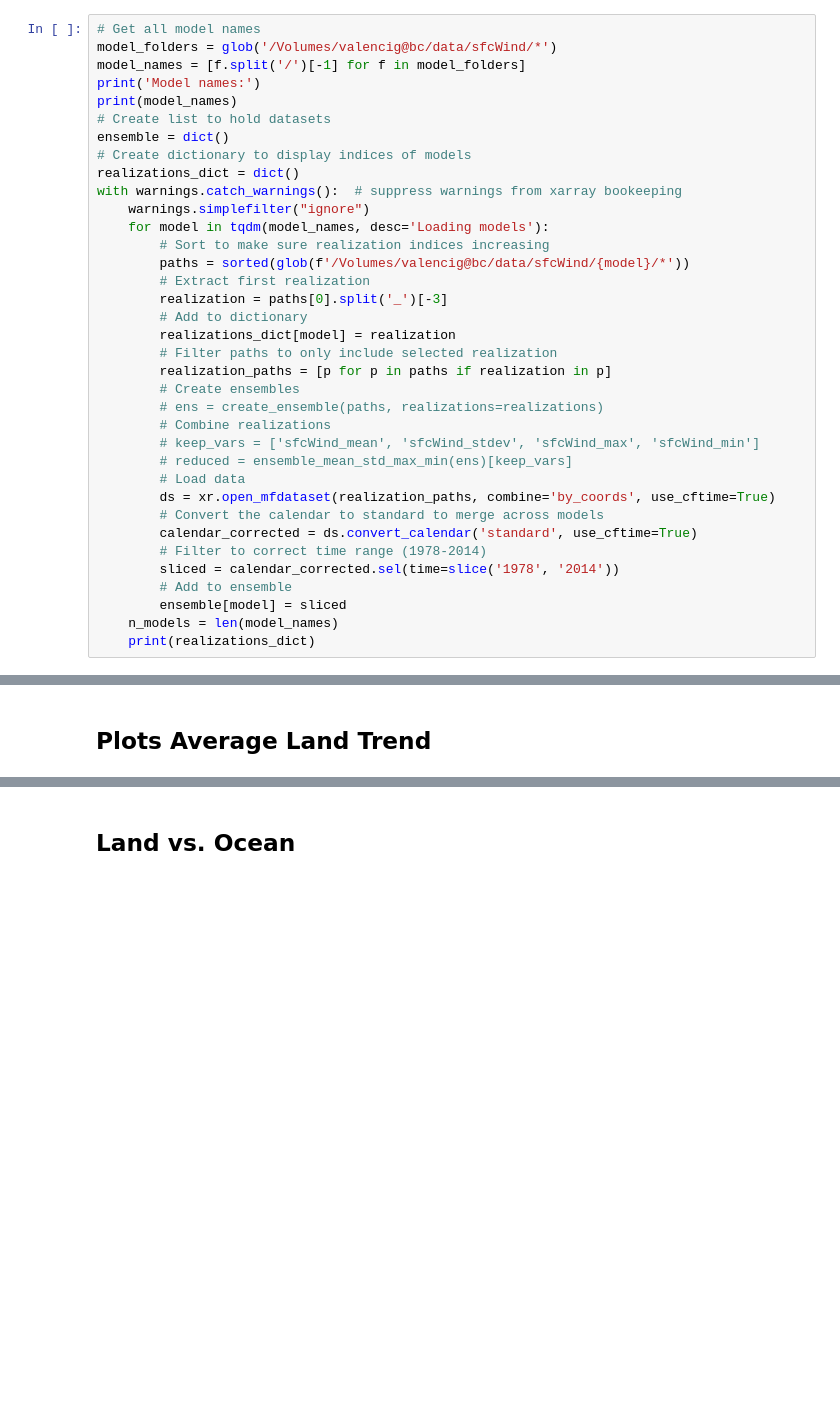
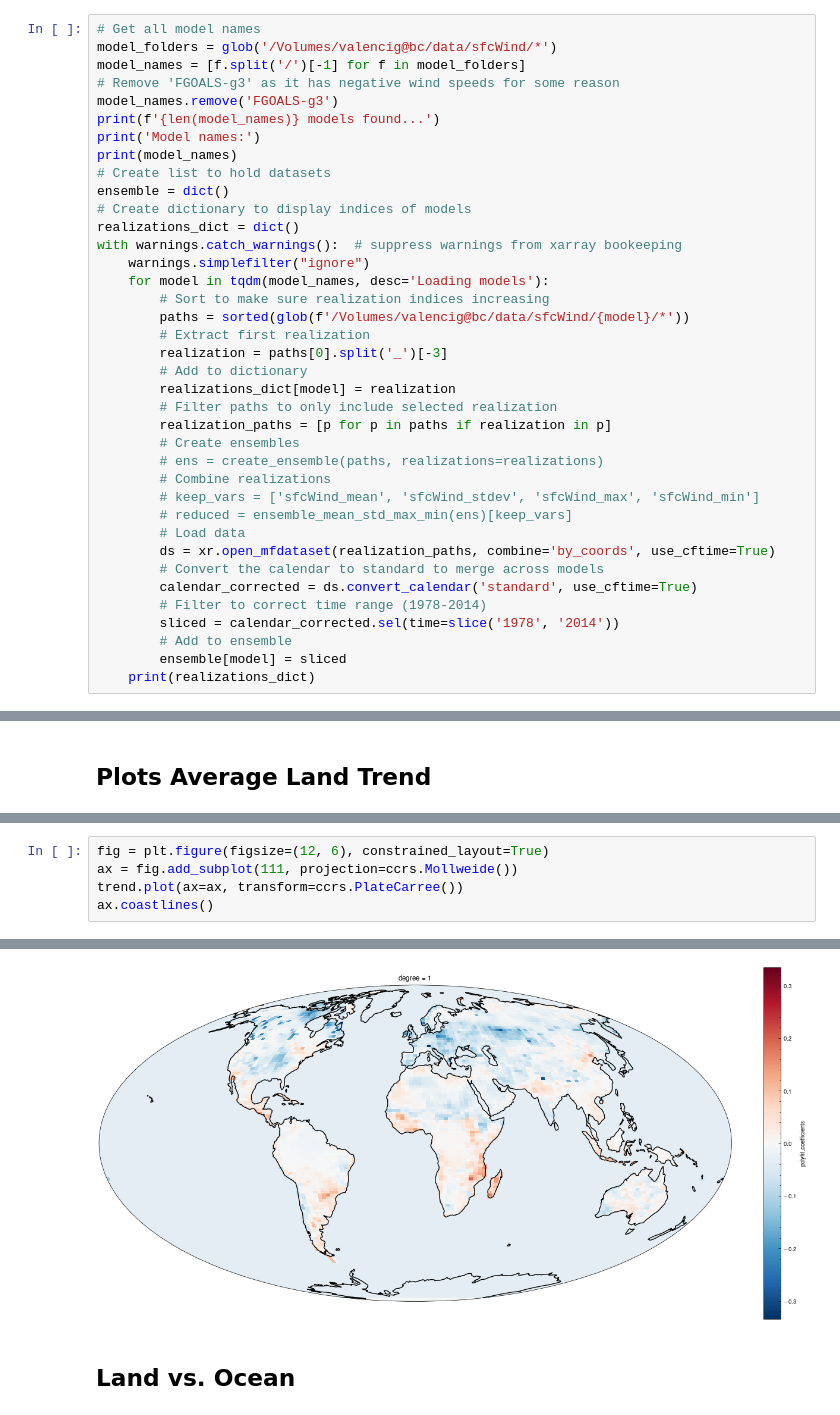
Before and after one commit to ivalencius/winds-of-change, a Jupyter notebook: amip_validation.ipynb, the cells around one changed output, grey strips where cells are left out. Saved outputs shown, nothing was run; the diff lists cells and outputs as text; blank space fills up the shorter version.

```diff
--- a/amip_validation.ipynb
+++ b/amip_validation.ipynb
@@ -124,6 +136,9 @@ def mask_data(data, map, regions: list, drop=False):
 # Get all model names
 model_folders = glob('/Volumes/valencig@bc/data/sfcWind/*')
 model_names = [f.split('/')[-1] for f in model_folders]
+# Remove 'FGOALS-g3' as it has negative wind speeds for some reason
+model_names.remove('FGOALS-g3')
+print(f'{len(model_names)} models found...')
 print('Model names:')
 print(model_names)
 # Create list to hold datasets
@@ -154,6 +169,5 @@ with warnings.catch_warnings():  # suppress warnings from xarray bookeeping
         sliced = calendar_corrected.sel(time=slice('1978', '2014'))
         # Add to ensemble
         ensemble[model] = sliced
-    n_models = len(model_names)
     print(realizations_dict)
 # %% [output]
@@ -277,0 +356,6 @@ plt.show()
+# %%
+fig = plt.figure(figsize=(12, 6), constrained_layout=True)
+ax = fig.add_subplot(111, projection=ccrs.Mollweide())
+trend.plot(ax=ax, transform=ccrs.PlateCarree())
+ax.coastlines()
+# %% [output]
@@ -278,3 +365,4 @@ plt.show()
+[figure, added]
 # %% [markdown]
 ## Land vs. Ocean
 # %%
```
Also changed, not shown: parts of 8 cells of this notebook.
